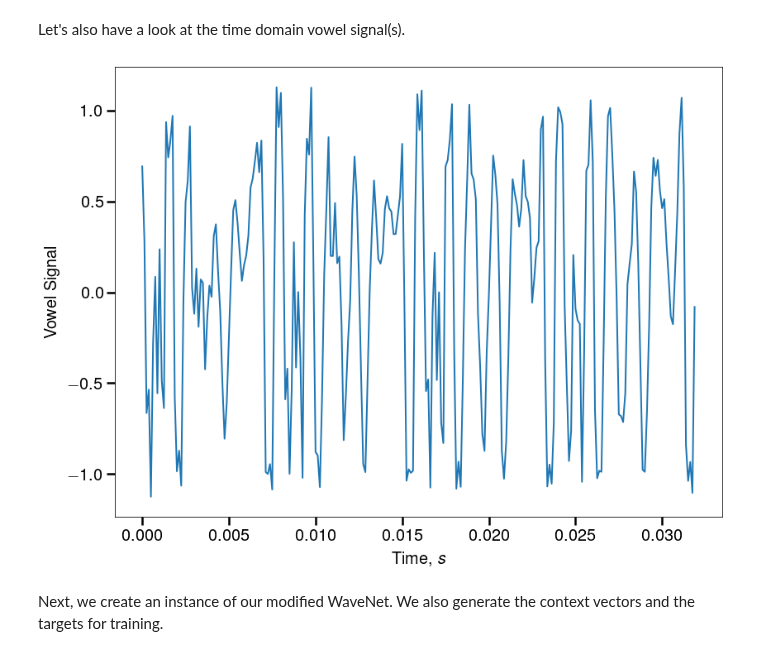
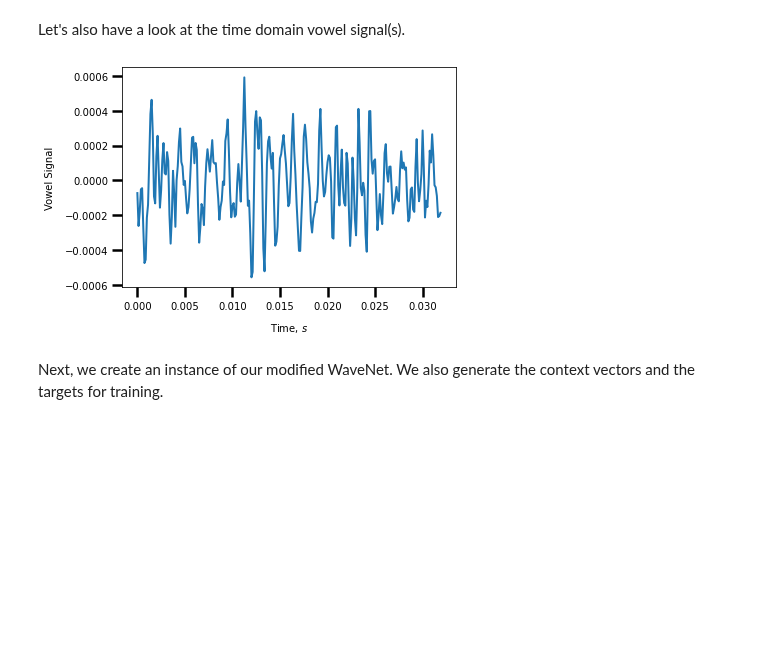
Before and after one commit to FelixSto/NSP_Assignments, a Jupyter notebook: notebooks/assignments/3-3-vowel-synthesis.ipynb, the cells around one changed output. Drawn from its saved outputs; the diff is of its cells as text; code cells hidden in the pictures; blank space fills up the shorter version.

Commit message:
move vowels
@FelixSto mach dich ned drüber lustig ge

```diff
--- a/notebooks/assignments/3-3-vowel-synthesis.ipynb
+++ b/notebooks/assignments/3-3-vowel-synthesis.ipynb
@@ -28,9 +66,9 @@ Here we load the training data (vowel recordings) and convert the sample rate ac
 # %%
-files = ['../../data/audio/vowels/vowel_a.wav',]
-         # '../../data/audio/vowels/vowel_e.wav',
-         # '../../data/audio/vowels/vowel_i.wav',
-         # '../../data/audio/vowels/vowel_o.wav',
-         # '../../data/audio/vowels/vowel_u.wav']
+files = ['../../data/audio/vowels/vowels-a-sophie.wav',
+         '../../data/audio/vowels/vowels-e-sophie.wav',
+         '../../data/audio/vowels/vowels-i-sophie.wav',
+         '../../data/audio/vowels/vowels-o-sophie.wav',
+         '../../data/audio/vowels/vowels-u-sophie.wav']
 
 # prepare data
 sample_rate = 8000
@@ -43,8 +81,9 @@ for file in files:
     vowel = resampler(vowel)
     min_len = vowel.shape[-1] if min_len is None or vowel.shape[-1] < min_len else min_len
     data.append(vowel)
-
+print(vowel.shape)
 data = torch.stack([seq[:, :min_len] for seq in data])
 print(f'Sequence length is {data.shape[-1]} samples ({data.shape[-1] / sample_rate:.2f}s)')
+print(data.shape)
 ipd.Audio(data[0].squeeze().numpy(), rate=sample_rate)
 # %% [output]
@@ -53,13 +94,15 @@ Sequence length is 58143 samples (7.27s)
 # %% [markdown]
 Let's also have a look at the time domain vowel signal(s).
 # %%
+%matplotlib inline
+
 plt.figure()
-plt.plot(torch.arange(256) / sample_rate, data[0].squeeze()[0:256])
+plt.plot(torch.arange(256) / sample_rate, data[0].squeeze()[256*0:256])
 plt.xlabel('Time, $s$')
 plt.ylabel('Vowel Signal')
 plt.tight_layout()
 # %% [output]
-[figure, old version]
+[figure, new version]
 # %% [markdown]
 Next, we create an instance of our modified WaveNet. We also generate the context vectors and the targets for training.
 # %%
```
Also changed, not shown: parts of 5 cells of this notebook, 5 other files.
